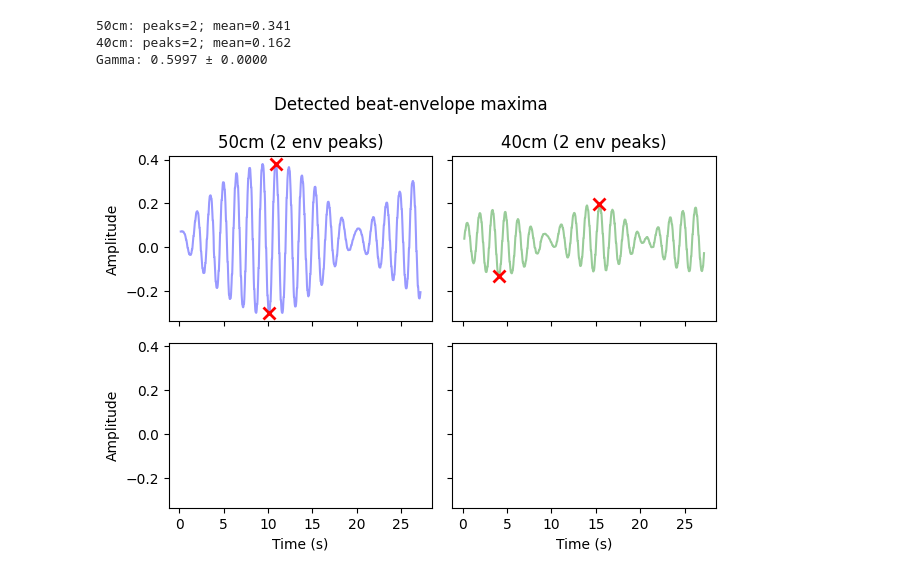
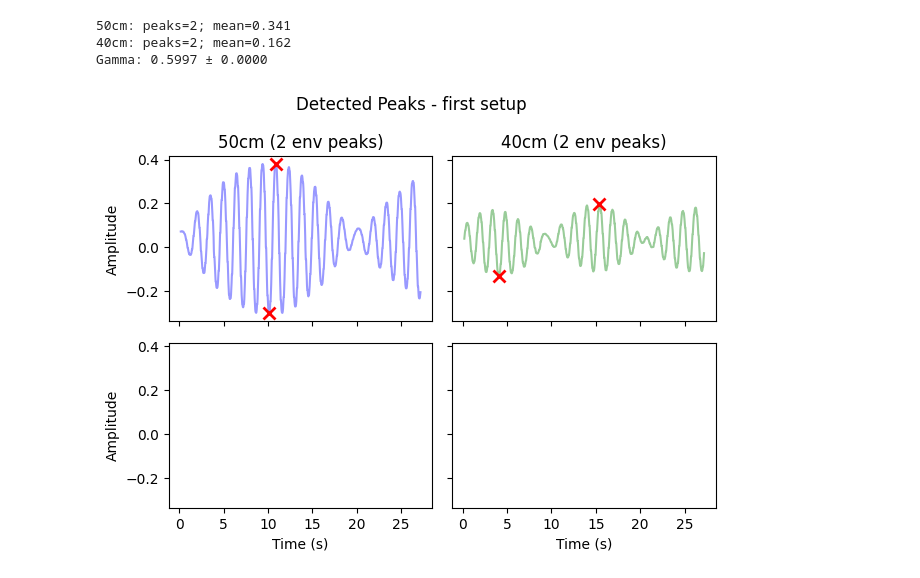
Before and after one commit to kij1n/physics-data-analysis, a Jupyter notebook: sessions/session2.ipynb, the cells around one changed output. Saved outputs shown, nothing was run; the diff lists cells and outputs as text; code cells hidden in the pictures.

```diff
--- a/sessions/session2.ipynb
+++ b/sessions/session2.ipynb
@@ -31,14 +31,14 @@ resonance_data.fit()
 # %%
 gamma, gamma_err = resonance_data.gamma, resonance_data.gamma_err
 print(resonance_data.envelope_data)
 print(f"Gamma: {gamma:.4f} ± {gamma_err:.4f}")
 
-resonance_data.plot_detected_peaks()
+resonance_data.plot_detected_peaks(title="Detected Peaks - first setup")
 plt.show()
 # %% [output]
 50cm: peaks=2; mean=0.341
 40cm: peaks=2; mean=0.162
 Gamma: 0.5997 ± 0.0000
-[figure, old version]
+[figure, new version]
 # %%
 resonance_data.plot_resonance_curve("blue", "red")
```
Also changed, not shown: parts of 2 cells of this notebook, 1 other file.
